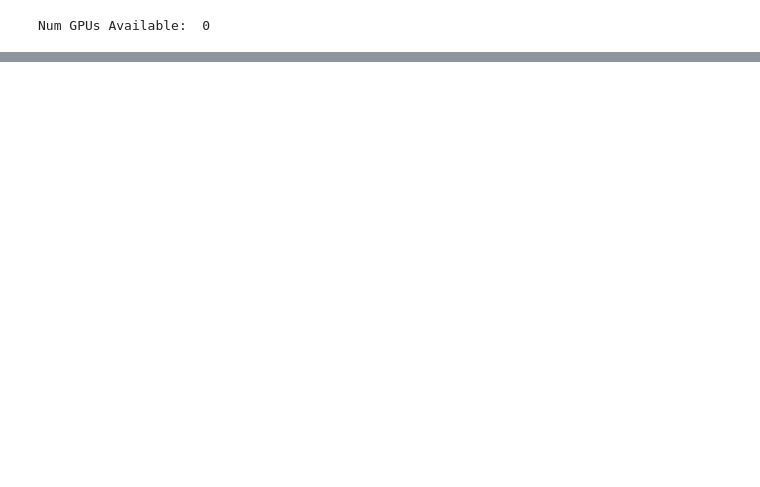
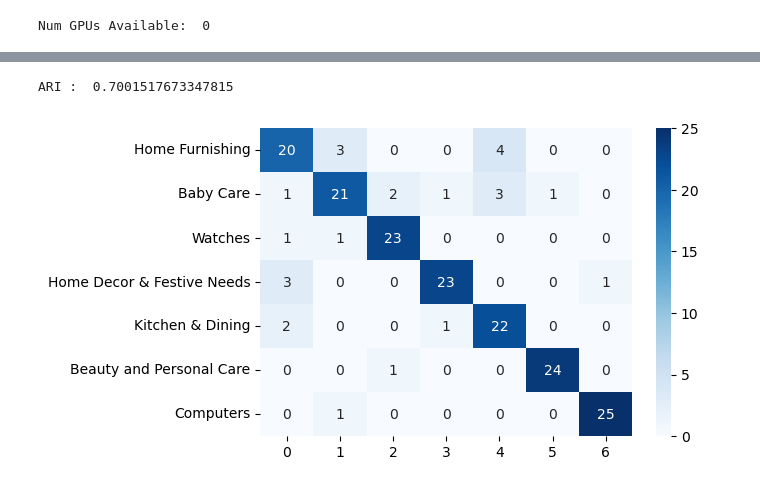
Before and after one commit to ArhurK/P6_NLP_Vison_OC, a Jupyter notebook: Vision_CNN_supervised.ipynb, the cells around one changed output, grey strips where cells are left out. Saved outputs shown, nothing was run; the diff lists cells and outputs as text; code cells hidden in the pictures; blank space fills up the shorter version.

```diff
--- a/Vision_CNN_supervised.ipynb
+++ b/Vision_CNN_supervised.ipynb
@@ -840,0 +843,7 @@ plt.close()
+# %%
+y_val_num = np.argmax(y_val, axis=1)
+y_val_pred = np.argmax(model2.predict(X_val), axis=1)
+y_val_num = np.argmax(y_val, axis=1)
+print(y_val_num)
+print()
+print(y_val_pred)
@@ -840,0 +874,6 @@ plt.close()
+# %%
+y_val_pred_transform = conf_mat_transform(y_val_num, y_val_pred)
+conf_mat = metrics.confusion_matrix(y_val_num, y_val_pred_transform)
+print(conf_mat)
+print()
+print(metrics.classification_report(y_val_num, y_val_pred_transform))
@@ -840,0 +898,9 @@ plt.close()
+# %%
+df_cm_supervised = pd.DataFrame(conf_mat, index = [label for label in target_list],
+                  columns = [i for i in "0123456"])
+plt.figure(figsize = (6,4))
+sns.heatmap(df_cm_supervised, annot=True, cmap="Blues")
+print("ARI : ", metrics.adjusted_rand_score(y_val_num, y_val_pred))
+# %% [output]
+ARI :  0.7001517673347815
+[figure, added]
```
Also changed, not shown: parts of 34 cells of this notebook, 1 other file.
